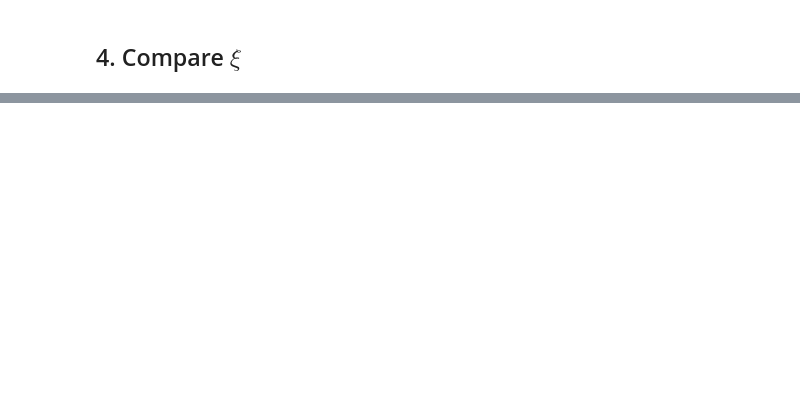
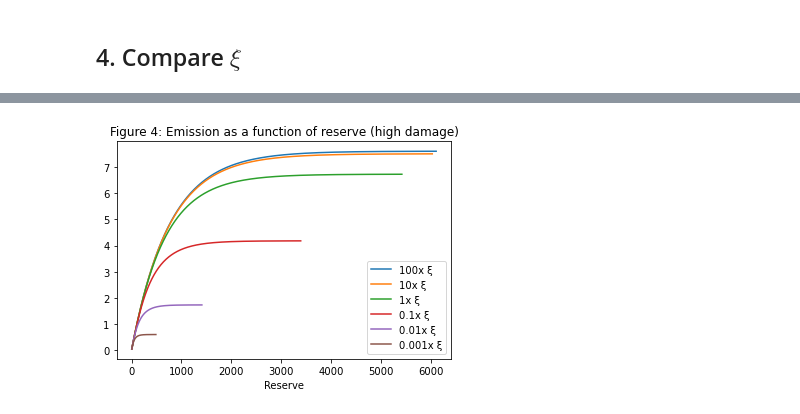
Before and after one commit to lphansen/ClimateUncertaintySpillover, a Jupyter notebook: notebook/notebook.ipynb, the cells around one changed output, grey strips where cells are left out. Drawn from its saved outputs; the diff is of its cells as text; code cells hidden in the pictures; blank space fills up the shorter version.

```diff
--- a/notebook/notebook.ipynb
+++ b/notebook/notebook.ipynb
@@ -223,14 +273,16 @@ plt.show()
 # %%
-plt.plot(r_grid_high_00001x, e_grid_high_001x, label='1e-4x ξ')
+plt.plot(r_grid_high_100x, e_grid_high_100x, label='100x ξ')
+plt.plot(r_grid_high_10x, e_grid_high_10x, label='10x ξ')
+plt.plot(r_grid_high, e_grid_high, label='1x ξ')
+plt.plot(r_grid_high_01x, e_grid_high_01x, label='0.1x ξ')
+plt.plot(r_grid_high_001x, e_grid_high_001x, label='0.01x ξ')
 plt.plot(r_grid_high_0001x, e_grid_high_0001x, label='0.001x ξ')
-plt.plot(r_grid_high_001x, e_grid_high_001x, label='0.01x ξ')
-plt.plot(r_grid_high_01x, e_grid_high_01x, label='0.1x ξ')
-plt.plot(r_grid_high, e_grid_high, label='1x ξ')
-plt.plot(r_grid_high_10x, e_grid_high_10x, label='2x ξ')
-plt.plot(r_grid_high_100x, e_grid_high_100x, label='4x ξ')
+# plt.plot(r_grid_high_00001x, e_grid_high_001x, label='1e-4x ξ')
 plt.legend()
 plt.xlabel('Reserve')
 plt.title('Figure 4: Emission as a function of reserve (high damage)')
 plt.savefig('figure_4.pdf')
 plt.show()
+# %% [output]
+[figure, added]
 # %%
```
Also changed, not shown: parts of 17 cells of this notebook, 22 other files.
